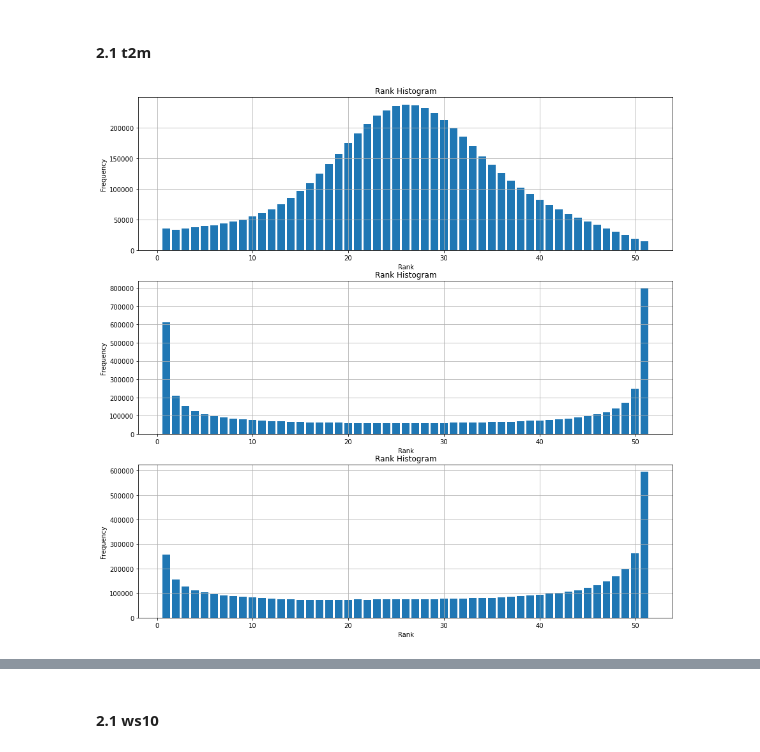
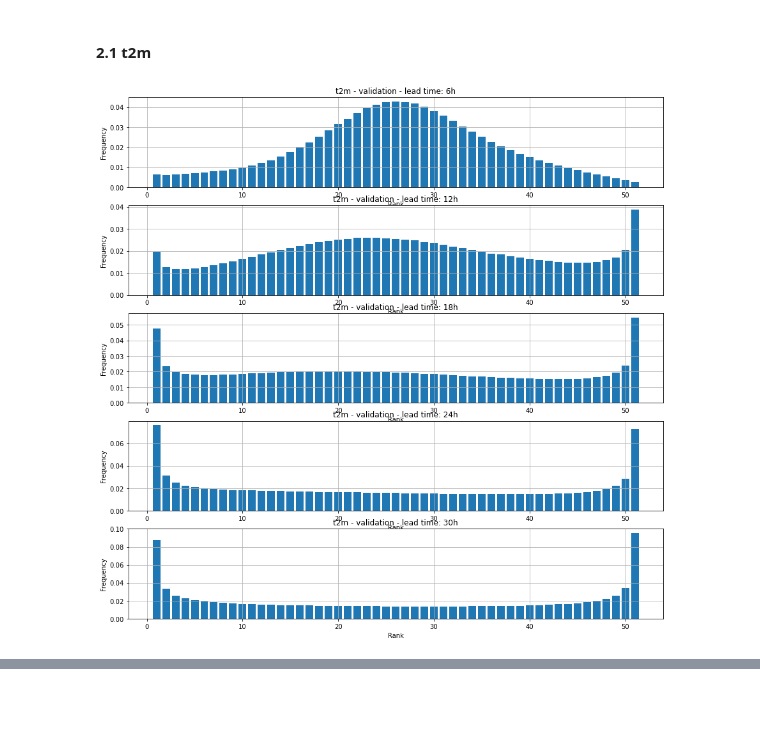
Before and after one commit to cleveryangcong/Bachelor_Thesis, a Jupyter notebook: notebooks/exploratory/2.5-dc-verification_rank_hist.ipynb, the cells around one changed output, grey strips where cells are left out. Drawn from its saved outputs; the diff is of its cells as text; code cells hidden in the pictures; blank space fills up the shorter version.

Commit message:
Normalize histogram and display for leadtimes 1,2,3,4,5

```diff
--- a/notebooks/exploratory/2.5-dc-verification_rank_hist.ipynb
+++ b/notebooks/exploratory/2.5-dc-verification_rank_hist.ipynb
@@ -31,0 +34,4 @@ from src.models.CRPS_baseline.CRPS_load import *  # Load CRPS scores
+# %%
+# Decide on lead times, to not load too much
+lead_times = [1, 2, 3, 4, 5]
+lead_times_hours = [str(lead * 6) + "h" for lead in lead_times]
@@ -32,8 +40,7 @@ from src.models.CRPS_baseline.CRPS_load import *  # Load CRPS scores
 # %% [markdown]
 ### 1. Load Data
 # %%
-# Decide on lead times, to not load too much
-lead_times = [1, 15, 30]
+
 # Only raw data, because individual ensemble forecasts needed:
 raw_data = ldr.load_data_raw()
 # t2m data
@@ -160,11 +170,10 @@ def plot_rank_histogram(ensemble_forecasts, ground_truth, ax=None):
 # %% [markdown]
 #### 2.1 t2m
 # %%
-fig, axs = plt.subplots(3, 1, figsize=(15, 15))
-for i in range(3):
+fig, axs = plt.subplots(len(lead_times), 1, figsize=(15, 15))
+for i in range(len(lead_times)):
     plot_rank_histogram(t2m_val_data_X[i], t2m_val_data_y[i], ax=axs[i])
+    axs[i].set_title(f"t2m - validation - lead time: {lead_times_hours[i]}")
 # %% [output]
-[figure, old version]
+[figure, new version]
 [interactive output not drawn]
-# %% [markdown]
-#### 2.1 ws10
```
Also changed, not shown: parts of 10 cells of this notebook.
